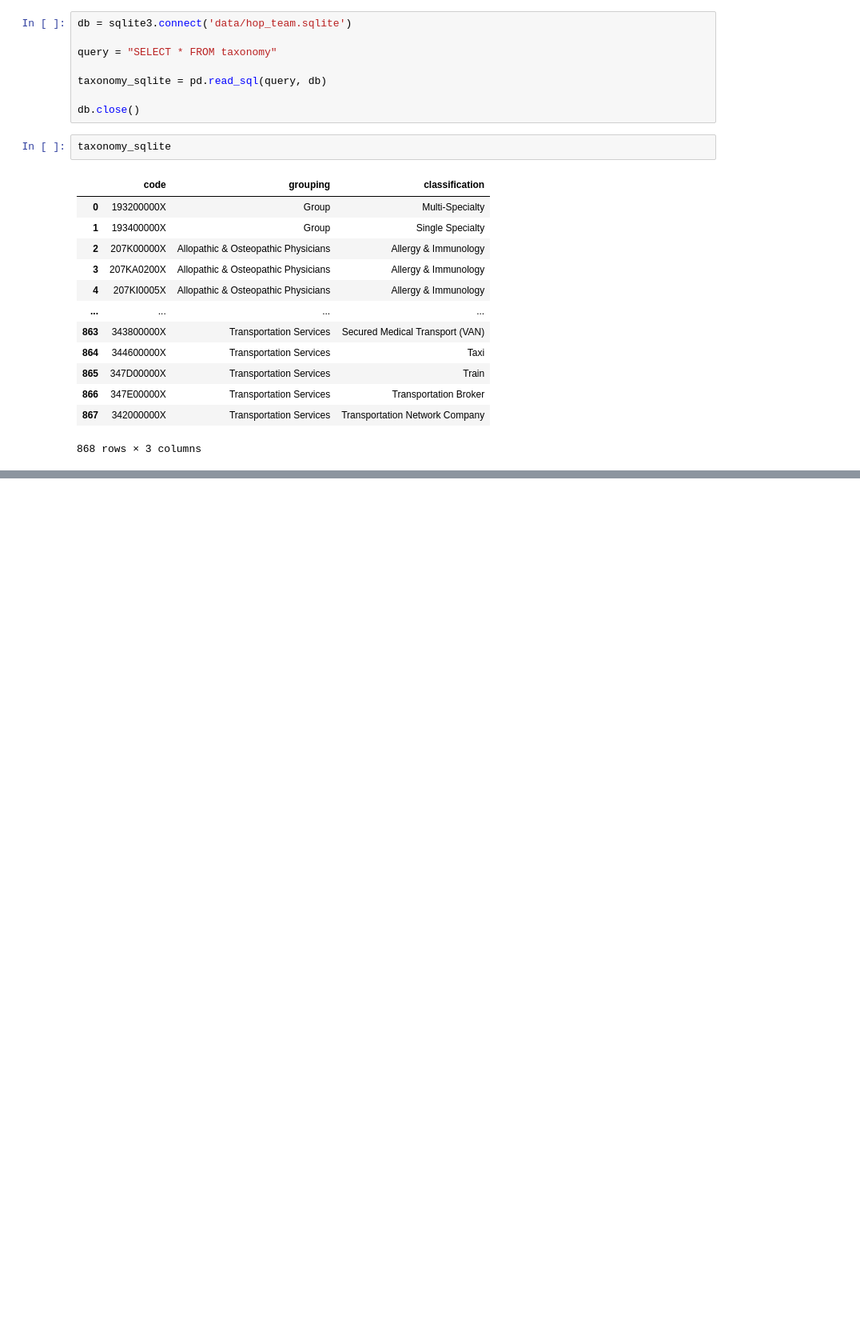
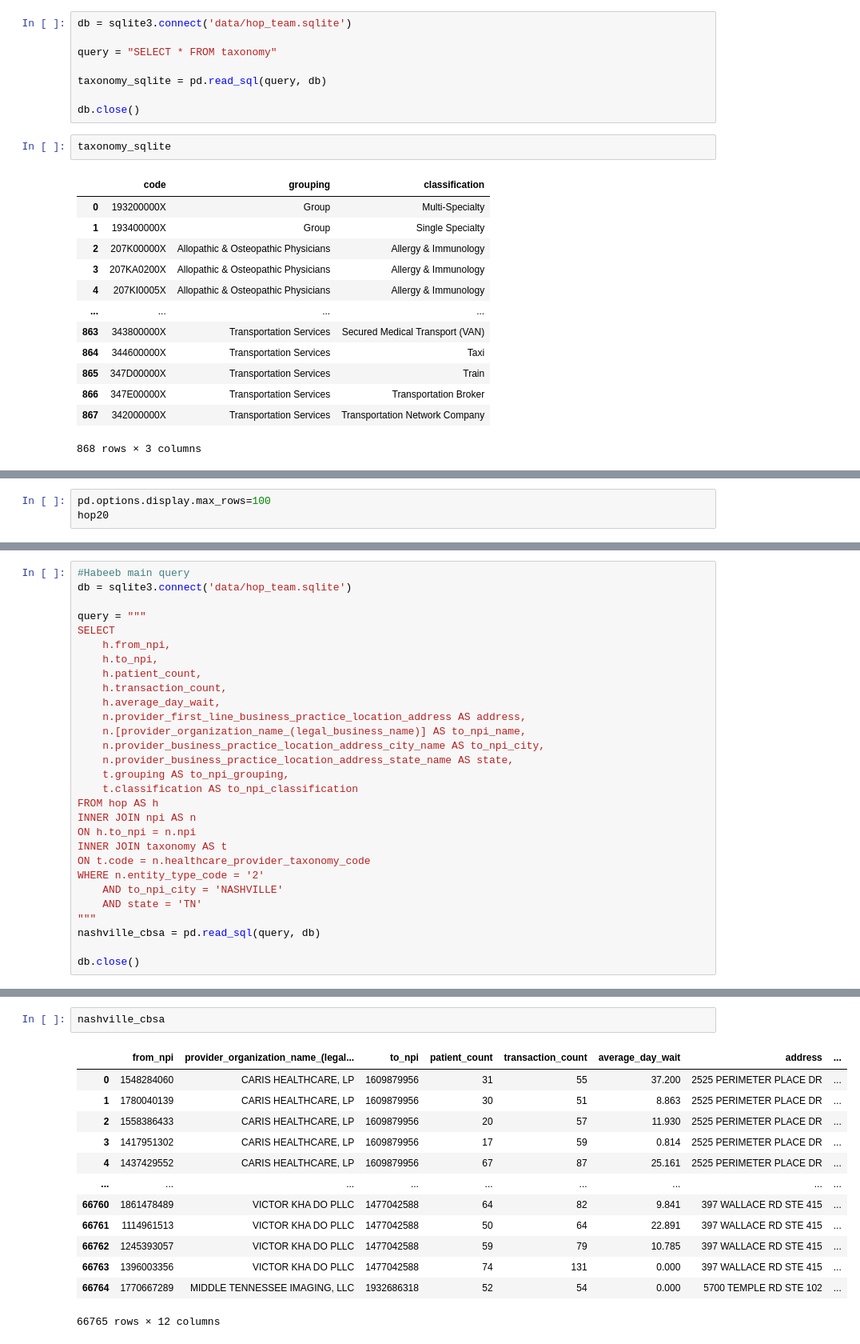
Before and after one commit to nss-data-science-cohort-5/hop_team-corndogs, a Jupyter notebook: Hop _team.ipynb, the cells around one changed output, grey strips where cells are left out. Shown at 80% size. Cells and saved outputs as stored; diff of their text form; blank space fills up the shorter version.

```diff
--- a/Hop _team.ipynb
+++ b/Hop _team.ipynb
@@ -219,0 +214,3 @@ db.close()
+# %%
+pd.options.display.max_rows=100
+hop20
@@ -219,0 +230,29 @@ db.close()
+# %%
+#Habeeb main query
+db = sqlite3.connect('data/hop_team.sqlite')
+
+query = """
+SELECT
+    h.from_npi,
+    h.to_npi,
+    h.patient_count,
+    h.transaction_count,
+    h.average_day_wait,
+    n.provider_first_line_business_practice_location_address AS address,
+    n.[provider_organization_name_(legal_business_name)] AS to_npi_name,
+    n.provider_business_practice_location_address_city_name AS to_npi_city,
+    n.provider_business_practice_location_address_state_name AS state,
+    t.grouping AS to_npi_grouping,
+    t.classification AS to_npi_classification
+FROM hop AS h
+INNER JOIN npi AS n
+ON h.to_npi = n.npi
+INNER JOIN taxonomy AS t
+ON t.code = n.healthcare_provider_taxonomy_code
+WHERE n.entity_type_code = '2'
+    AND to_npi_city = 'NASHVILLE'
+    AND state = 'TN'
+"""
+nashville_cbsa = pd.read_sql(query, db)
+
+db.close()
@@ -219,0 +263,16 @@ db.close()
+# %%
+nashville_cbsa
+# %% [output]
+|  | from_npi | provider_organization_name_(legal... | to_npi | patient_count | transaction_count | average_day_wait | address | ... |
+| 0 | 1548284060 | CARIS HEALTHCARE, LP | 1609879956 | 31 | 55 | 37.200 | 2525 PERIMETER PLACE DR | ... |
+| 1 | 1780040139 | CARIS HEALTHCARE, LP | 1609879956 | 30 | 51 | 8.863 | 2525 PERIMETER PLACE DR | ... |
+| 2 | 1558386433 | CARIS HEALTHCARE, LP | 1609879956 | 20 | 57 | 11.930 | 2525 PERIMETER PLACE DR | ... |
+| 3 | 1417951302 | CARIS HEALTHCARE, LP | 1609879956 | 17 | 59 | 0.814 | 2525 PERIMETER PLACE DR | ... |
+| 4 | 1437429552 | CARIS HEALTHCARE, LP | 1609879956 | 67 | 87 | 25.161 | 2525 PERIMETER PLACE DR | ... |
+| ... | ... | ... | ... | ... | ... | ... | ... | ... |
+| 66760 | 1861478489 | VICTOR KHA DO PLLC | 1477042588 | 64 | 82 | 9.841 | 397 WALLACE RD STE 415 | ... |
+| 66761 | 1114961513 | VICTOR KHA DO PLLC | 1477042588 | 50 | 64 | 22.891 | 397 WALLACE RD STE 415 | ... |
+| 66762 | 1245393057 | VICTOR KHA DO PLLC | 1477042588 | 59 | 79 | 10.785 | 397 WALLACE RD STE 415 | ... |
+| 66763 | 1396003356 | VICTOR KHA DO PLLC | 1477042588 | 74 | 131 | 0.000 | 397 WALLACE RD STE 415 | ... |
+| 66764 | 1770667289 | MIDDLE TENNESSEE IMAGING, LLC | 1932686318 | 52 | 54 | 0.000 | 5700 TEMPLE RD STE 102 | ... |
+66765 rows × 12 columns
```
Also changed, not shown: parts of 26 cells of this notebook.
